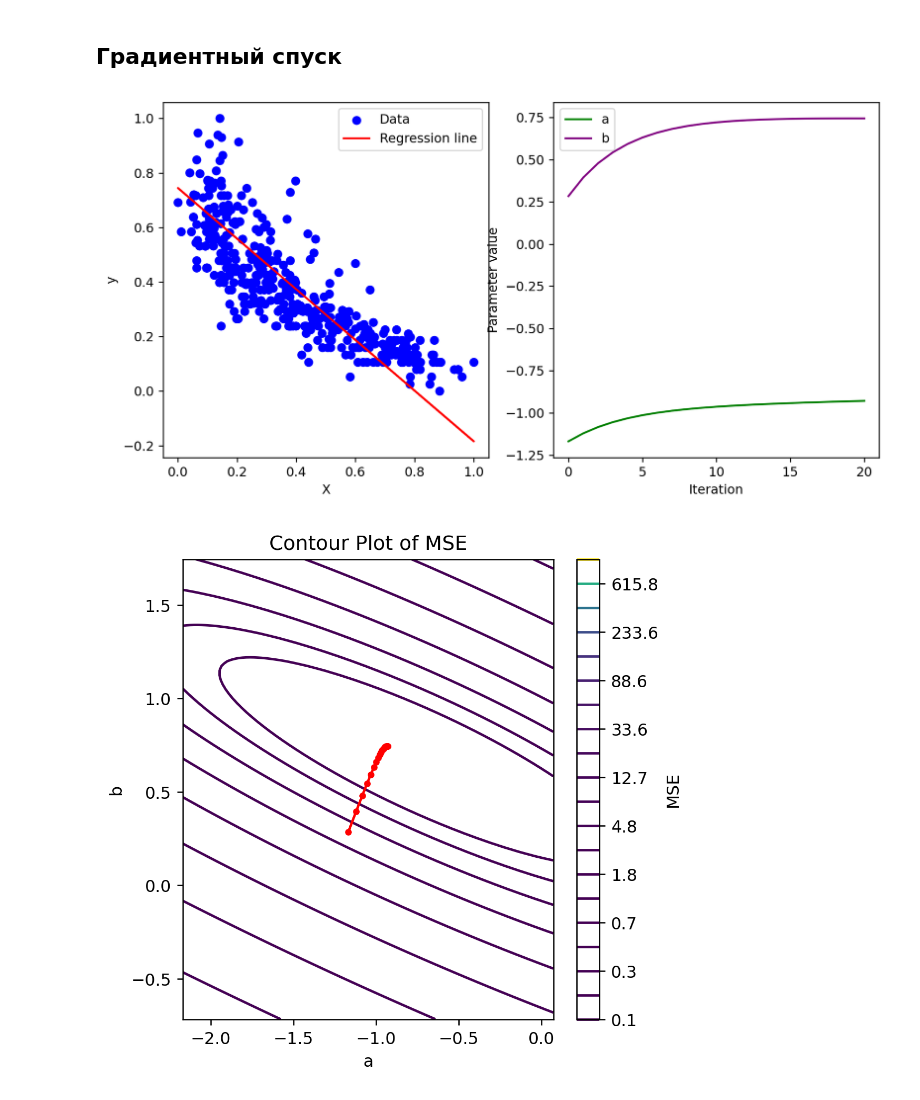
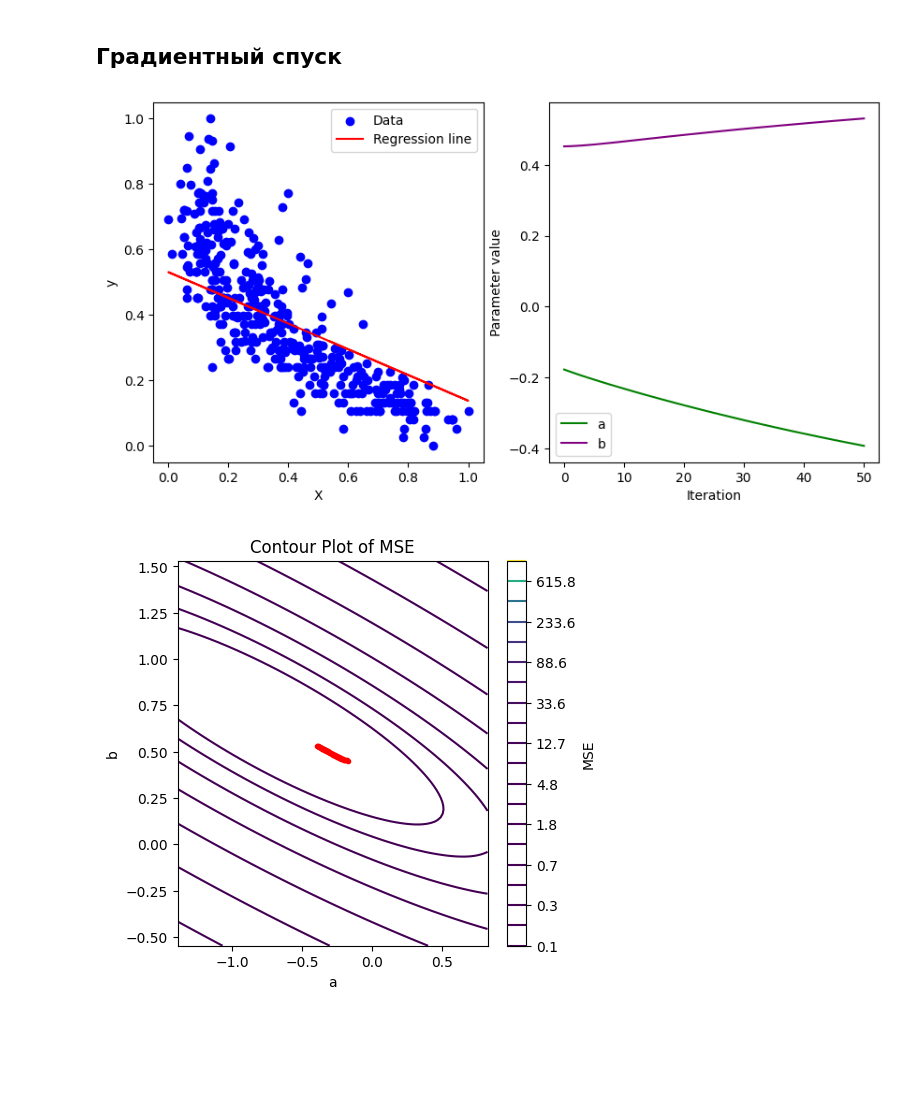
Before and after one commit to igel2000/ml-inno-hw, a Jupyter notebook: 1.Math/1.99.MathItog.ipynb, the cells around one changed output. Cells and saved outputs as stored; diff of their text form; code cells hidden in the pictures; blank space fills up the shorter version.

```diff
--- a/1.Math/1.99.MathItog.ipynb
+++ b/1.Math/1.99.MathItog.ipynb
@@ -692,36 +723,0 @@ my_sgd1(X=np.array(df_mpg_weight["weight_X"].values), y=np.array(df_mpg_weight["
-# %%
-m, b, log, mse = SGD(X=X, y=y,
-                     lr=0.1, epoch=30, batch_size=2, seed=20)
-y_pred = m*X + b
-
-print("MSE:",mean_squared_error(y, y_pred))
-plot_regression(X, y, y_pred, log=log, title="Linear Regression with SGD")
-
-log_a = []
-log_b = []
-for i in range(len(log)):
-    log_a.append(log[i][0])
-    log_b.append(log[i][1])
-
-plt.subplot(1, 2, 1)
-plt.scatter(X, y, color='blue', label='Data')
-plt.plot(X, m * X + b, color='red', label='Regression line')
-plt.xlabel('X')
-plt.ylabel('y')
-plt.legend()
-
-plt.subplot(1, 2, 2)
-plt.plot(log_a, label='a', color='green')
-plt.plot(log_b, label='b', color='purple')
-plt.xlabel('Iteration')
-plt.ylabel('Parameter value')
-plt.legend()
-plt.show()
-
-plt.figure(figsize=(16,3))
-plt.rcParams['figure.dpi'] = 227
-plt.plot(range(len(mse)), mse)
-plt.title('SGD Optimization', fontdict={'fontsize': 14})
-plt.xlabel('Epochs', fontdict={'fontsize': 11})
-plt.ylabel('MSE', fontdict={'fontsize': 11})
-plt.show()
@@ -798,7 +840,10 @@ def my_gd(x, y, x_orig, y_orig, n_iterations=201, seed=42, learning_rate=0.1):
 # %%
-my_gd(x=df_mpg_weight["weight_X"], y=df_mpg_weight["mpg_y"],
-      x_orig=df_mpg_weight["weight"], y_orig=df_mpg_weight["mpg"],
-      n_iterations=20, seed=25, learning_rate=0.1)
+X_orig = df_mpg["weight"]
+y_orig = df_mpg["mpg"]
+X = scale(X_orig)
+y = scale(y_orig)
+
+my_gd(x=X, y=y, x_orig=X_orig, y_orig=y_orig, n_iterations=50, seed=25, learning_rate=0.1)
 # %% [output]
-[figure, old version]
+[figure, new version]
-[figure, old version]
+[figure, new version]
```
Also changed, not shown: parts of 9 cells of this notebook.
